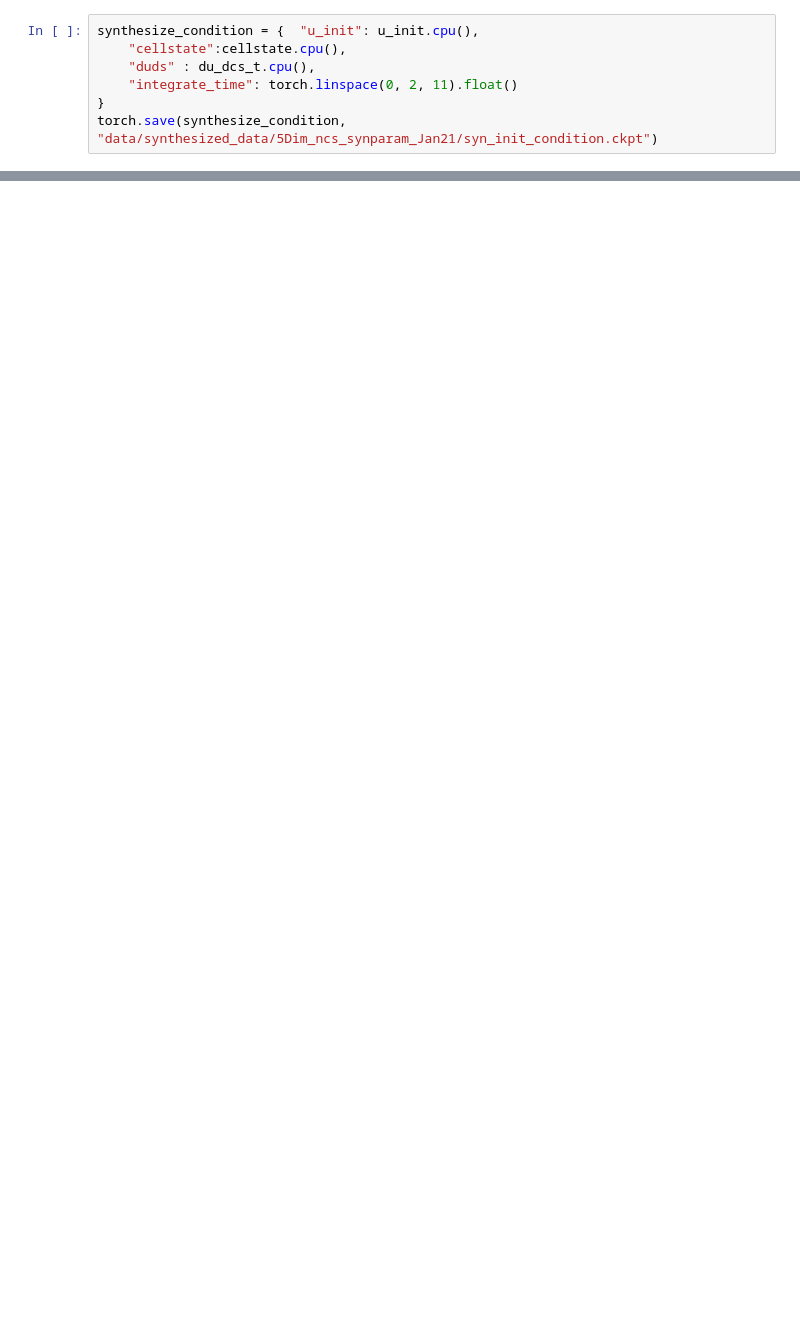
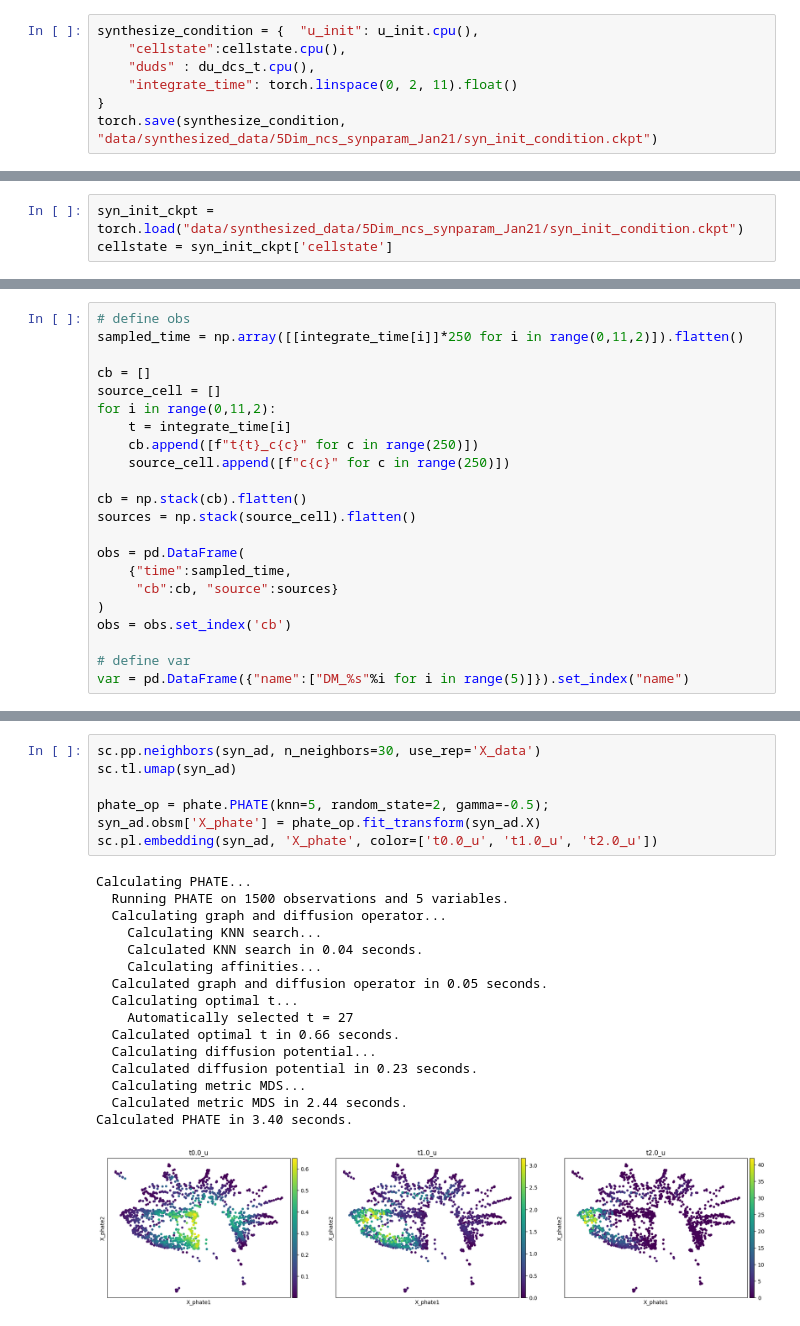
Before and after one commit to oZwZo/PINN_dynamics, a Jupyter notebook: Explore_Notebook/11.sythsize_data/1.simulate_dm.ipynb, the cells around one changed output, grey strips where cells are left out. Drawn from its saved outputs; the diff is of its cells as text; blank space fills up the shorter version.

```diff
--- a/Explore_Notebook/11.sythsize_data/1.simulate_dm.ipynb
+++ b/Explore_Notebook/11.sythsize_data/1.simulate_dm.ipynb
@@ -501,0 +565,3 @@ torch.save(synthesize_condition, "data/synthesized_data/5Dim_ncs_synparam_Jan21/
+# %%
+syn_init_ckpt = torch.load("data/synthesized_data/5Dim_ncs_synparam_Jan21/syn_init_condition.ckpt")
+cellstate = syn_init_ckpt['cellstate']
@@ -501,0 +572,22 @@ torch.save(synthesize_condition, "data/synthesized_data/5Dim_ncs_synparam_Jan21/
+# %%
+# define obs
+sampled_time = np.array([[integrate_time[i]]*250 for i in range(0,11,2)]).flatten()
+
+cb = []
+source_cell = []
+for i in range(0,11,2):
+    t = integrate_time[i]
+    cb.append([f"t{t}_c{c}" for c in range(250)])
+    source_cell.append([f"c{c}" for c in range(250)])
+
+cb = np.stack(cb).flatten()
+sources = np.stack(source_cell).flatten()
+
+obs = pd.DataFrame(
+    {"time":sampled_time,
+     "cb":cb, "source":sources}
+)
+obs = obs.set_index('cb')
+
+# define var
+var = pd.DataFrame({"name":["DM_%s"%i for i in range(5)]}).set_index("name")
@@ -501,0 +612,24 @@ torch.save(synthesize_condition, "data/synthesized_data/5Dim_ncs_synparam_Jan21/
+# %%
+sc.pp.neighbors(syn_ad, n_neighbors=30, use_rep='X_data')
+sc.tl.umap(syn_ad)
+
+phate_op = phate.PHATE(knn=5, random_state=2, gamma=-0.5);
+syn_ad.obsm['X_phate'] = phate_op.fit_transform(syn_ad.X)
+sc.pl.embedding(syn_ad, 'X_phate', color=['t0.0_u', 't1.0_u', 't2.0_u'])
+# %% [output]
+Calculating PHATE...
+  Running PHATE on 1500 observations and 5 variables.
+  Calculating graph and diffusion operator...
+    Calculating KNN search...
+    Calculated KNN search in 0.04 seconds.
+    Calculating affinities...
+  Calculated graph and diffusion operator in 0.05 seconds.
+  Calculating optimal t...
+    Automatically selected t = 27
+  Calculated optimal t in 0.66 seconds.
+  Calculating diffusion potential...
+  Calculated diffusion potential in 0.23 seconds.
+  Calculating metric MDS...
+  Calculated metric MDS in 2.44 seconds.
+Calculated PHATE in 3.40 seconds.
+[figure, added]
```
Also changed, not shown: parts of 27 cells of this notebook, 4 other files.
